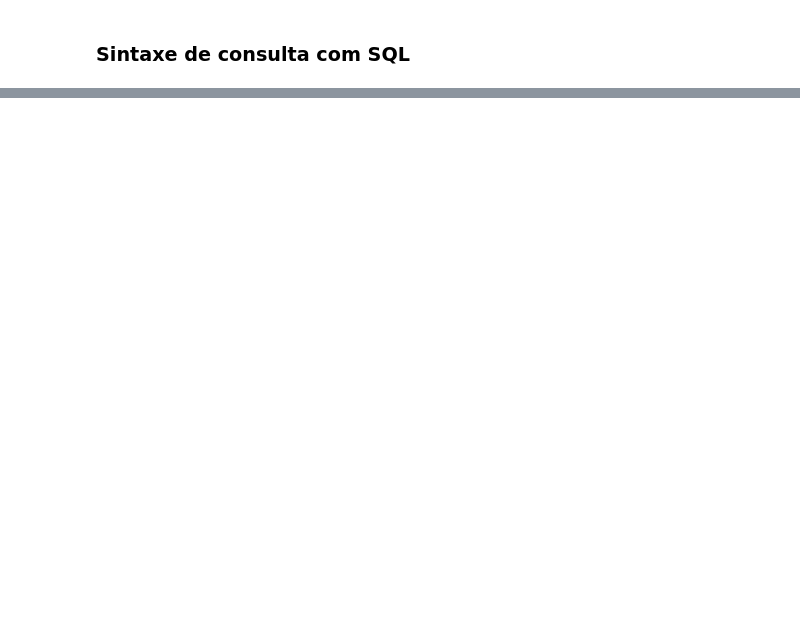
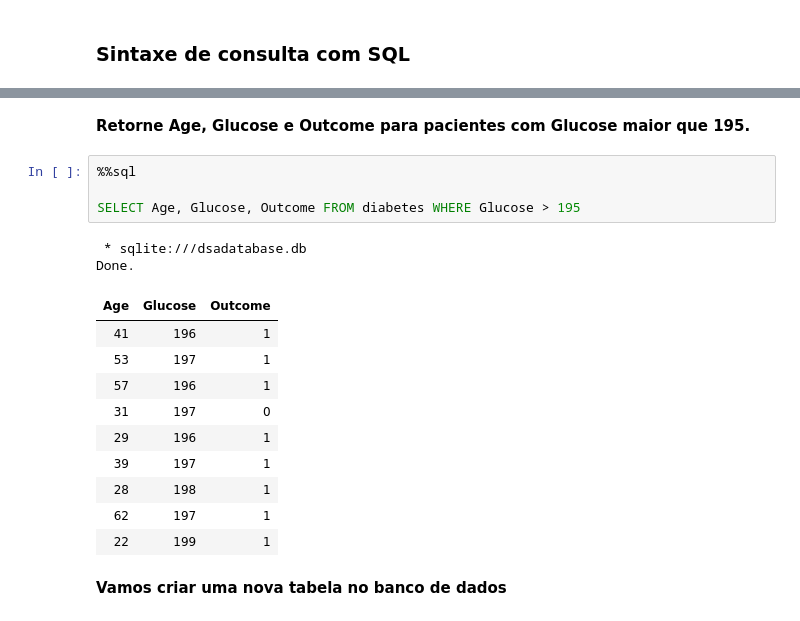
Before and after one commit to ludmilaalvespinto/dsa-projeto01-analise-diabetes, a Jupyter notebook: Projeto01.ipynb, the cells around one changed output, grey strips where cells are left out. Drawn from its saved outputs; the diff is of its cells as text; blank space fills up the shorter version.

```diff
--- a/Projeto01.ipynb
+++ b/Projeto01.ipynb
@@ -163,0 +168,21 @@ Done.
+# %% [markdown]
+<b> Retorne Age, Glucose e Outcome para pacientes com Glucose maior que 195.
+# %%
+%%sql
+
+SELECT Age, Glucose, Outcome FROM diabetes WHERE Glucose > 195
+# %% [output]
+ * sqlite:///dsadatabase.db
+Done.
+| Age | Glucose | Outcome |
+| 41 | 196 | 1 |
+| 53 | 197 | 1 |
+| 57 | 196 | 1 |
+| 31 | 197 | 0 |
+| 29 | 196 | 1 |
+| 39 | 197 | 1 |
+| 28 | 198 | 1 |
+| 62 | 197 | 1 |
+| 22 | 199 | 1 |
+# %% [markdown]
+<b>Vamos criar uma nova tabela no banco de dados
```
Also changed, not shown: parts of 8 cells of this notebook, 1 other file.
